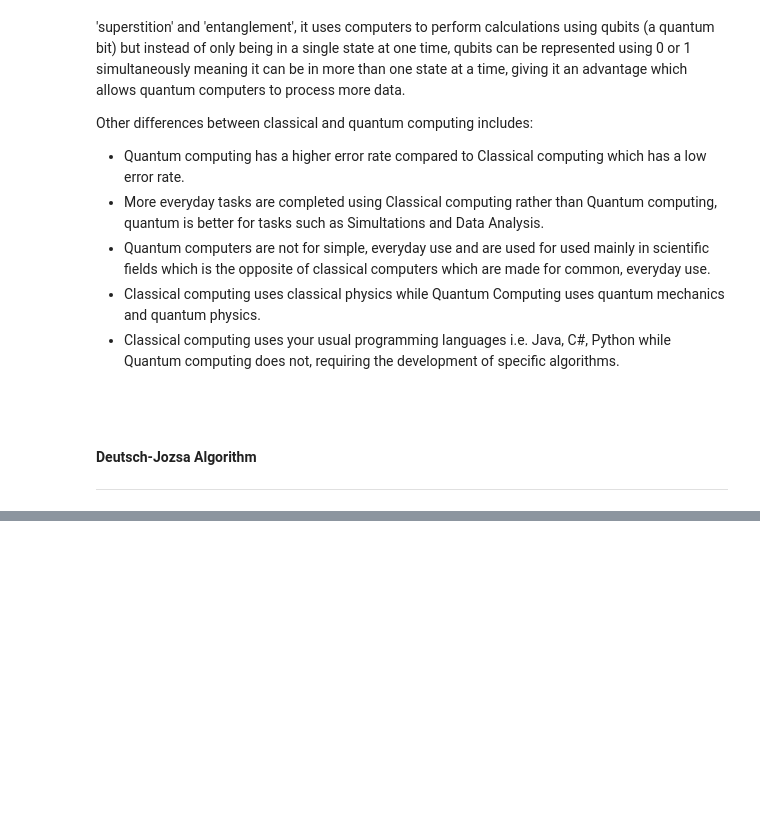
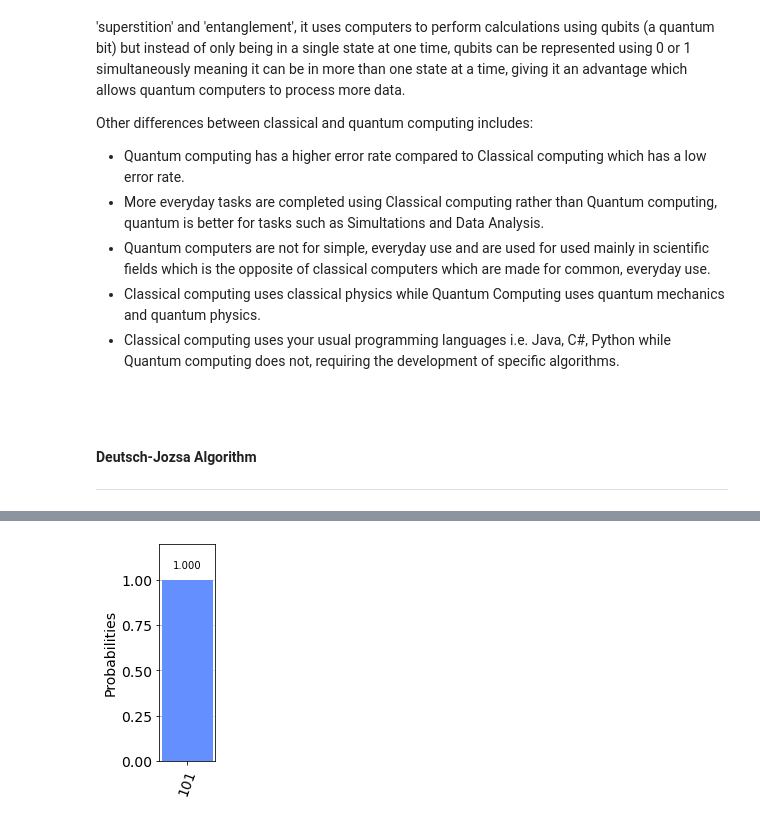
Before and after one commit to Emmanuel-Osabuehien/EmergingTechnologies, a Jupyter notebook: quantum-deutsch.ipynb, the cells around one changed output, grey strips where cells are left out. Saved outputs shown, nothing was run; the diff lists cells and outputs as text; code cells hidden in the pictures; blank space fills up the shorter version.

```diff
--- a/quantum-deutsch.ipynb
+++ b/quantum-deutsch.ipynb
@@ -70,0 +162,4 @@ from qiskit.tools.visualization import plot_histogram
+# %%
+plot_histogram(counts, figsize=(1, 4))
+# %% [output]
+[figure, added]
```
Also changed, not shown: parts of 14 cells of this notebook, 2 other files.
